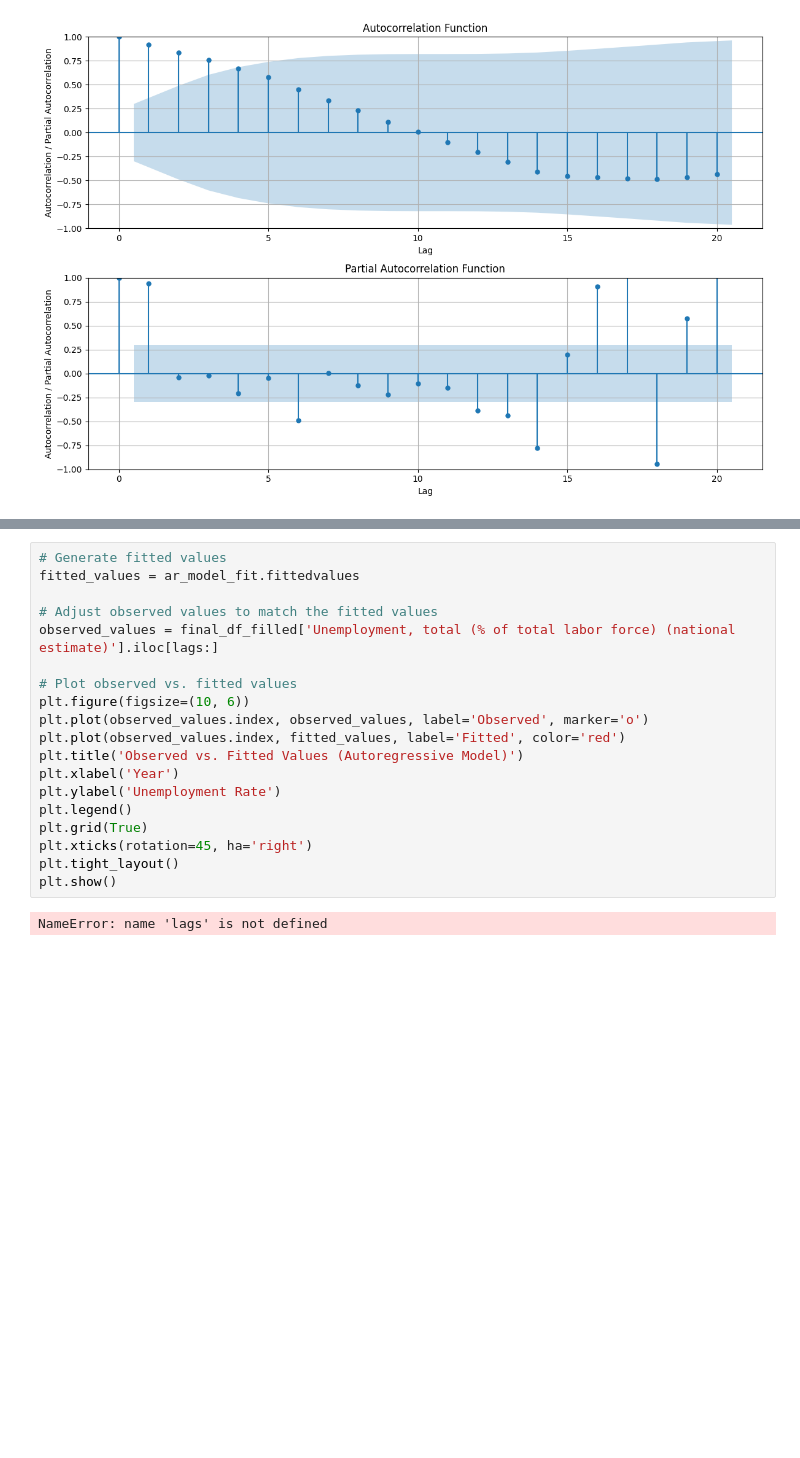
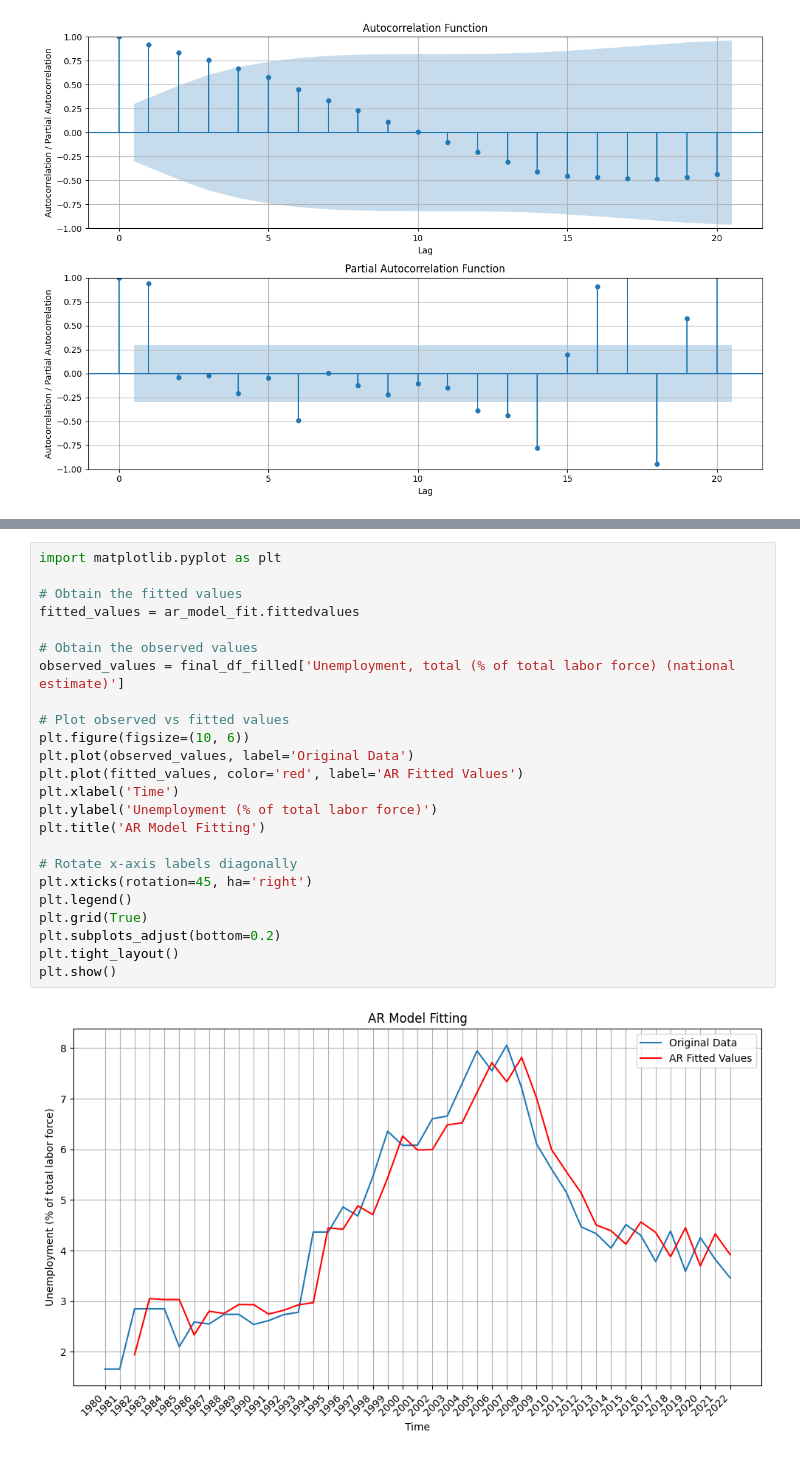
Before and after one commit to cmulya/DATA583-Project, a Jupyter notebook: Project Files/DATA_583_CodeBook - Indonesia.ipynb, the cells around one changed output, grey strips where cells are left out. Drawn from its saved outputs; the diff is of its cells as text; blank space fills up the shorter version.

```diff
--- a/Project Files/DATA_583_EDA.ipynb
+++ b/Project Files/DATA_583_CodeBook - Indonesia.ipynb
@@ -625,27 +567,32 @@ Sample:                                                                  01-01-1
 AR.1            1.0927           +0.0000j            1.0927            0.0000
 AR.2           58.8817           +0.0000j           58.8817            0.0000
 -----------------------------------------------------------------------------
-# %%
-# Generate fitted values
-fitted_values = ar_model_fit.fittedvalues
-
-# Adjust observed values to match the fitted values
-observed_values = final_df_filled['Unemployment, total (% of total labor force) (national estimate)'].iloc[lags:]
-
-# Plot observed vs. fitted values
-plt.figure(figsize=(10, 6))
-plt.plot(observed_values.index, observed_values, label='Observed', marker='o')
-plt.plot(observed_values.index, fitted_values, label='Fitted', color='red')
-plt.title('Observed vs. Fitted Values (Autoregressive Model)')
-plt.xlabel('Year')
-plt.ylabel('Unemployment Rate')
-plt.legend()
-plt.grid(True)
-plt.xticks(rotation=45, ha='right')
-plt.tight_layout()
-plt.show()
-# %% [output]
-NameError: name 'lags' is not defined
+# %%
+import matplotlib.pyplot as plt
+
+# Obtain the fitted values
+fitted_values = ar_model_fit.fittedvalues
+
+# Obtain the observed values
+observed_values = final_df_filled['Unemployment, total (% of total labor force) (national estimate)']
+
+# Plot observed vs fitted values
+plt.figure(figsize=(10, 6))
+plt.plot(observed_values, label='Original Data')
+plt.plot(fitted_values, color='red', label='AR Fitted Values')
+plt.xlabel('Time')
+plt.ylabel('Unemployment (% of total labor force)')
+plt.title('AR Model Fitting')
+
+# Rotate x-axis labels diagonally
+plt.xticks(rotation=45, ha='right')
+plt.legend()
+plt.grid(True)
+plt.subplots_adjust(bottom=0.2)
+plt.tight_layout()
+plt.show()
+# %% [output]
+[figure, added]
 # %%
 # Calculate the moving average with a window size of your choice
 window_size = 3
```
Also changed, not shown: parts of 19 cells of this notebook, 1 other file.
